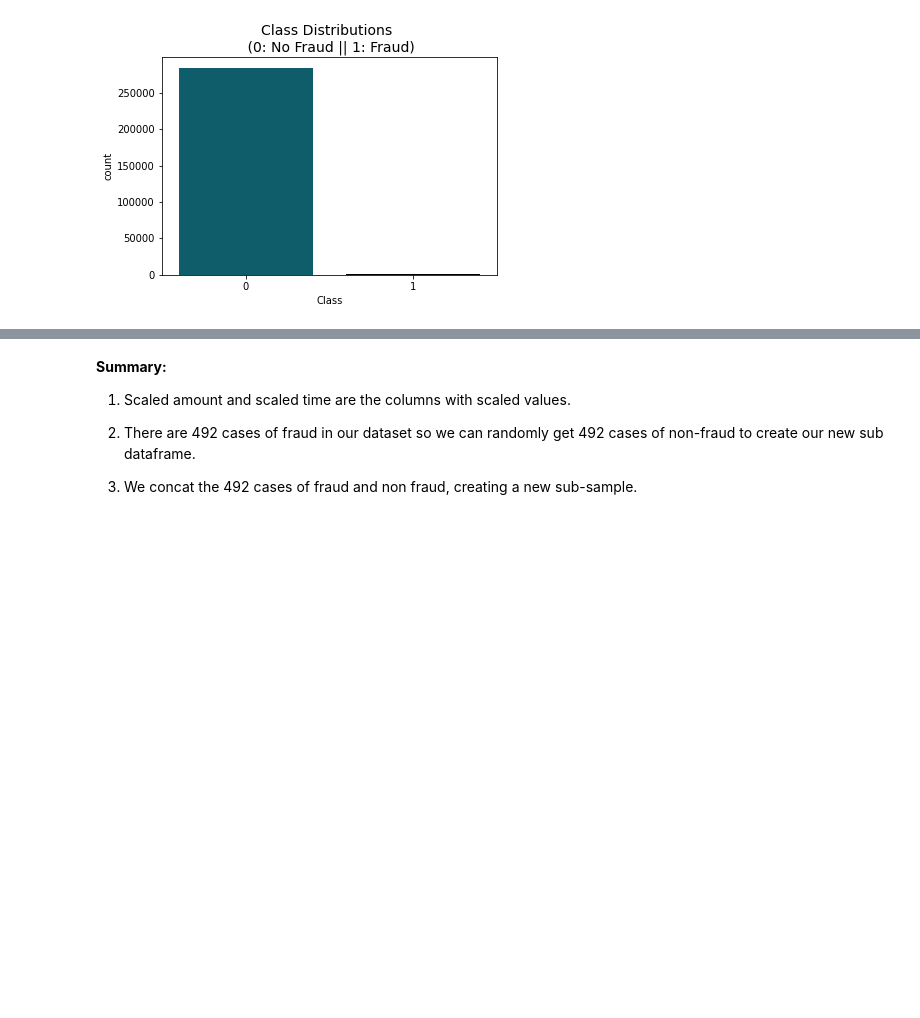
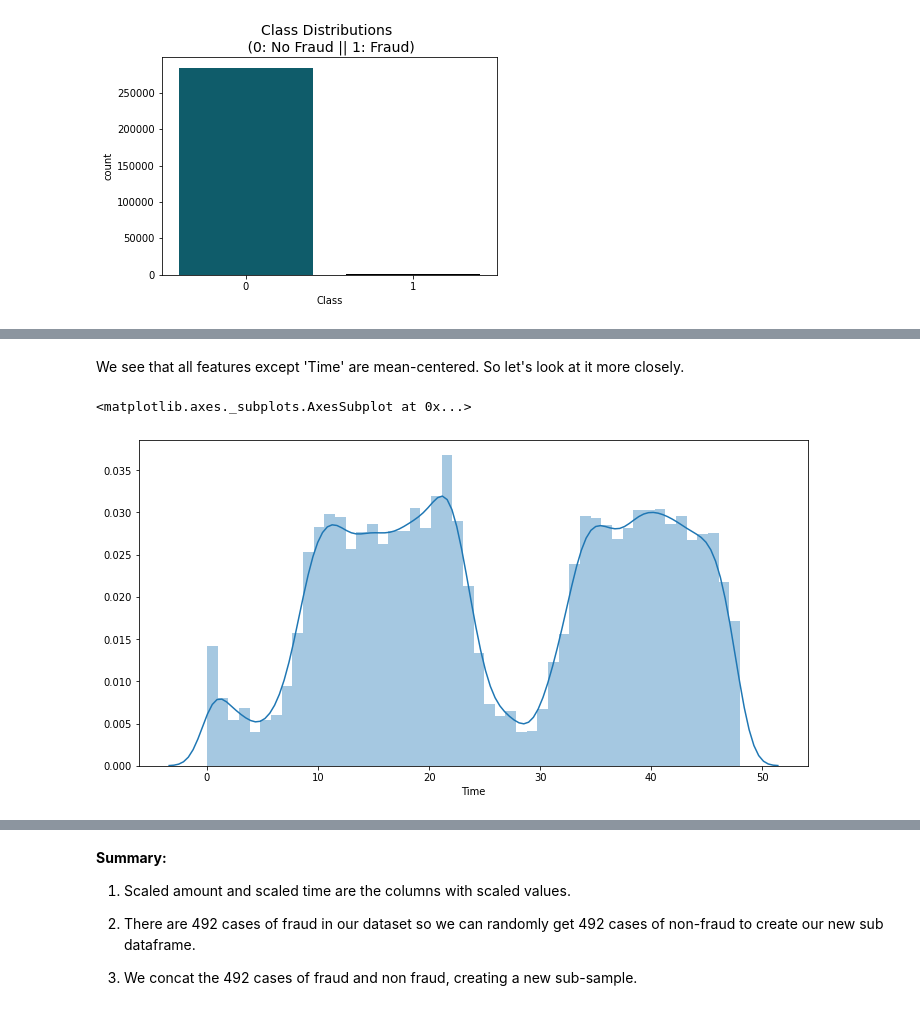
Before and after one commit to mountechsolutions/anomaly-detection, a Jupyter notebook: anomalydetection.ipynb, the cells around one changed output, grey strips where cells are left out. Drawn from its saved outputs; the diff is of its cells as text; code cells hidden in the pictures; blank space fills up the shorter version.

```diff
--- a/anomalydetection.ipynb
+++ b/anomalydetection.ipynb
@@ -131,0 +94,9 @@ plt.show()
+# %% [markdown]
+We see that all features except 'Time' are mean-centered. So let's look at it more closely.
+# %%
+# Distribution plot of Time variable
+plt.figure(figsize=(12,6))
+sns.distplot(card['Time']/60/60)
+# %% [output]
+<matplotlib.axes._subplots.AxesSubplot at 0x...>
+[figure, added]
```
Also changed, not shown: parts of 23 cells of this notebook.
